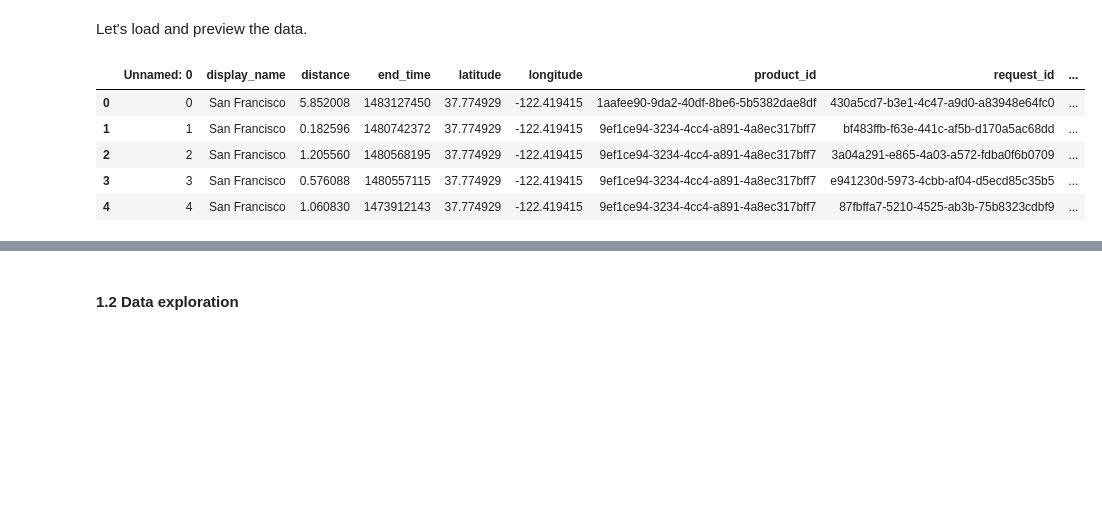
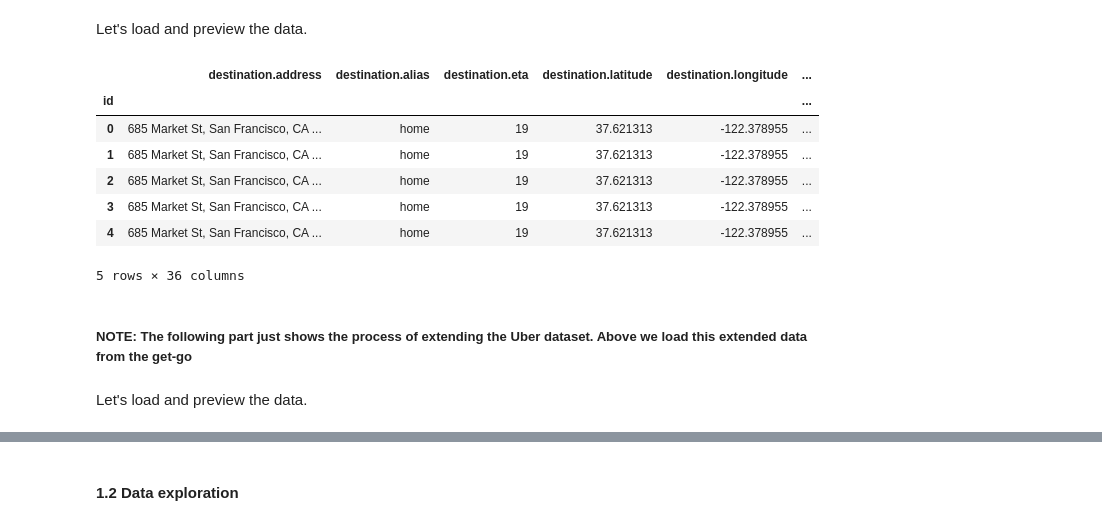
Before and after one commit to DiscreetAI/playground, a Jupyter notebook: data-quality/DataQualityWorkspace.ipynb, the cells around one changed output, grey strips where cells are left out. Drawn from its saved outputs; the diff is of its cells as text; code cells hidden in the pictures; blank space fills up the shorter version.

Commit message:
Add extended Uber code

```diff
--- a/data-quality/DataQualityWorkspace.ipynb
+++ b/data-quality/DataQualityWorkspace.ipynb
@@ -21,12 +23,19 @@ set_matplotlib_formats('pdf', 'svg')
 # %% [markdown]
 Let's load and preview the data.
 # %%
-uber_dataset = pd.read_csv("../web2/uber.csv")
+uber_dataset = pd.read_csv("data/uber_extended.csv")
+uber_dataset.set_index('id', inplace=True)
 uber_dataset
 # %% [output]
-|  | Unnamed: 0 | display_name | distance | end_time | latitude | longitude | product_id | request_id | ... |
-| 0 | 0 | San Francisco | 5.852008 | 1483127450 | 37.774929 | -122.419415 | 1aafee90-9da2-40df-8be6-5b5382dae8df | 430a5cd7-b3e1-4c47-a9d0-a83948e64fc0 | ... |
-| 1 | 1 | San Francisco | 0.182596 | 1480742372 | 37.774929 | -122.419415 | 9ef1ce94-3234-4cc4-a891-4a8ec317bff7 | bf483ffb-f63e-441c-af5b-d170a5ac68dd | ... |
-| 2 | 2 | San Francisco | 1.205560 | 1480568195 | 37.774929 | -122.419415 | 9ef1ce94-3234-4cc4-a891-4a8ec317bff7 | 3a04a291-e865-4a03-a572-fdba0f6b0709 | ... |
-| 3 | 3 | San Francisco | 0.576088 | 1480557115 | 37.774929 | -122.419415 | 9ef1ce94-3234-4cc4-a891-4a8ec317bff7 | e941230d-5973-4cbb-af04-d5ecd85c35b5 | ... |
-| 4 | 4 | San Francisco | 1.060830 | 1473912143 | 37.774929 | -122.419415 | 9ef1ce94-3234-4cc4-a891-4a8ec317bff7 | 87fbffa7-5210-4525-ab3b-75b8323cdbf9 | ... |
+|  | destination.address | destination.alias | destination.eta | destination.latitude | destination.longitude | ... |
+| id |  |  |  |  |  | ... |
+| 0 | 685 Market St, San Francisco, CA ... | home | 19 | 37.621313 | -122.378955 | ... |
+| 1 | 685 Market St, San Francisco, CA ... | home | 19 | 37.621313 | -122.378955 | ... |
+| 2 | 685 Market St, San Francisco, CA ... | home | 19 | 37.621313 | -122.378955 | ... |
+| 3 | 685 Market St, San Francisco, CA ... | home | 19 | 37.621313 | -122.378955 | ... |
+| 4 | 685 Market St, San Francisco, CA ... | home | 19 | 37.621313 | -122.378955 | ... |
+5 rows × 36 columns
+# %% [markdown]
+##### NOTE: The following part just shows the process of extending the Uber dataset. Above we load this extended data from the get-go
+# %% [markdown]
+Let's load and preview the data.
```
Also changed, not shown: parts of 17 cells of this notebook, 3 other files.
